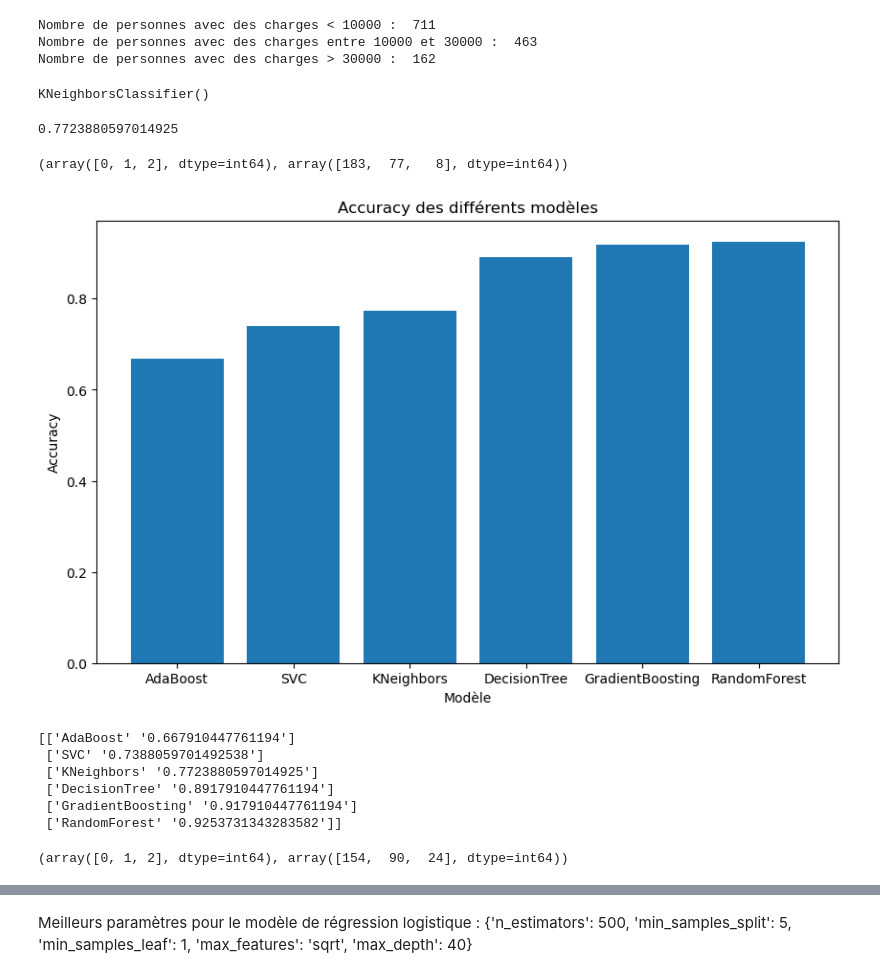
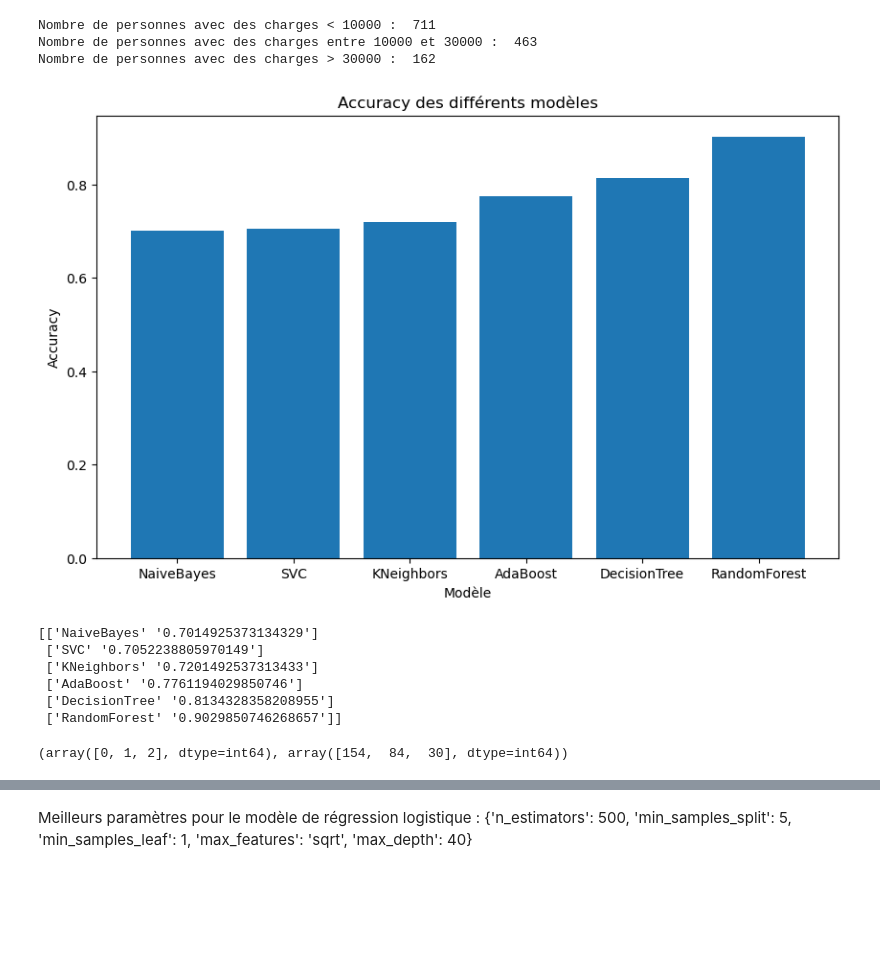
Before and after one commit to sacha-sz/SY09-Projet, a Jupyter notebook: clustering.ipynb, the cells around one changed output, grey strips where cells are left out. Cells and saved outputs as stored; diff of their text form; code cells hidden in the pictures; blank space fills up the shorter version.

```diff
--- a/clustering.ipynb
+++ b/clustering.ipynb
@@ -46,77 +50,47 @@ df['charges_group'] = pd.cut(df['charges'], bins=[0, 10000, 30000, np.inf], labe
 df = df.drop(columns=['charges'])
-# %%
-# Nearest kneighbors classifier
-from sklearn.neighbors import KNeighborsClassifier
-
-X = df.drop(columns=['charges_group'])
-y = df['charges_group']
-
-from sklearn.model_selection import train_test_split
-
-X_train, X_test, y_train, y_test = train_test_split(X, y, test_size=0.2)
-
-knn = KNeighborsClassifier()
-knn.fit(X_train, y_train)
-# %% [output]
-KNeighborsClassifier()
-# %%
-# On prédit les valeurs
-y_pred = knn.predict(X_test)
-
-from sklearn.metrics import accuracy_score
-
-print(accuracy_score(y_test, y_pred))
-# %% [output]
-0.7723880597014925
-# %%
-# On regarde les valeurs prédites pour être sûr qu'il ne prédit pas toujours la même chose
-np.unique(y_pred, return_counts=True)
-# %% [output]
-(array([0, 1, 2], dtype=int64), array([183,  77,   8], dtype=int64))
 # %%
 # On compare différents algorithmes de classification
 from sklearn.svm import SVC
-from sklearn.ensemble import RandomForestClassifier
 from sklearn.tree import DecisionTreeClassifier
-from sklearn.ensemble import AdaBoostClassifier
-from sklearn.ensemble import GradientBoostingClassifier
+from sklearn.ensemble import AdaBoostClassifier, GradientBoostingClassifier, RandomForestClassifier
+from sklearn.naive_bayes import GaussianNB
 
 models = {
     "AdaBoost": AdaBoostClassifier(),
     "DecisionTree": DecisionTreeClassifier(),
-    "GradientBoosting": GradientBoostingClassifier(),
     "KNeighbors": KNeighborsClassifier(),
+    "NaiveBayes": GaussianNB(),
     "RandomForest": RandomForestClassifier(),
     "SVC": SVC()
 }
 
 from tqdm import tqdm
 
 results = []
 for model_name, model in tqdm(models.items()):
     model.fit(X_train, y_train)
     y_pred = model.predict(X_test)
     accuracy = accuracy_score(y_test, y_pred)
     results.append((model_name, accuracy))
 
 results = np.array(results)
 results = results[np.argsort(results[:, 1])]
 plt.figure(figsize=(10, 6))
 plt.bar(results[:, 0], results[:, 1].astype(float))
 plt.xlabel("Modèle")
 plt.ylabel("Accuracy")
 plt.title("Accuracy des différents modèles")
 plt.show()
 
 print(results)
 # %% [output]
-[figure, old version]
+[figure, new version]
-[['AdaBoost' '0.667910447761194']
- ['SVC' '0.7388059701492538']
- ['KNeighbors' '0.7723880597014925']
- ['DecisionTree' '0.8917910447761194']
- ['GradientBoosting' '0.917910447761194']
- ['RandomForest' '0.9253731343283582']]
+[['NaiveBayes' '0.7014925373134329']
+ ['SVC' '0.7052238805970149']
+ ['KNeighbors' '0.7201492537313433']
+ ['AdaBoost' '0.7761194029850746']
+ ['DecisionTree' '0.8134328358208955']
+ ['RandomForest' '0.9029850746268657']]
 # %%
 # On regarque ce que réponds le RandomForestClassifier
 model = RandomForestClassifier()
@@ -124,7 +98,7 @@ model.fit(X_train, y_train)
 y_pred = model.predict(X_test)
 np.unique(y_pred, return_counts=True)
 # %% [output]
-(array([0, 1, 2], dtype=int64), array([154,  90,  24], dtype=int64))
+(array([0, 1, 2], dtype=int64), array([154,  84,  30], dtype=int64))
 # %%
 # On peut voir que le RandomForestClassifier est le meilleur modèle pour prédire les coûts d'assurance
 # On va maintenant faire du random grid search pour trouver les meilleurs hyperparamètres
```
Also changed, not shown: parts of 18 cells of this notebook.
